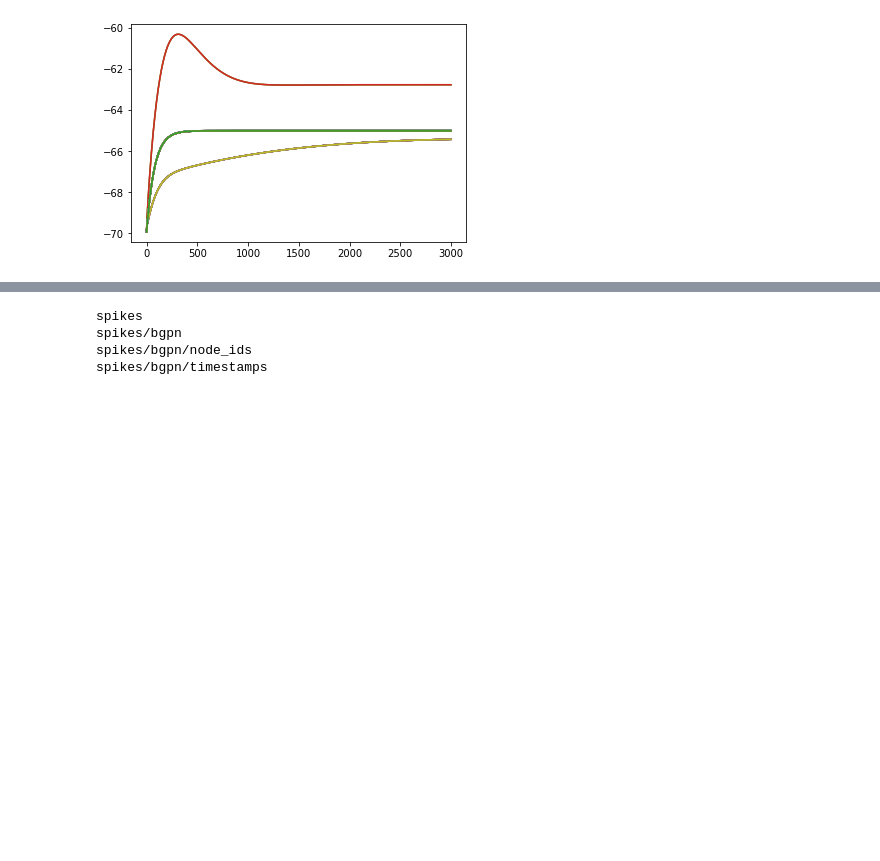
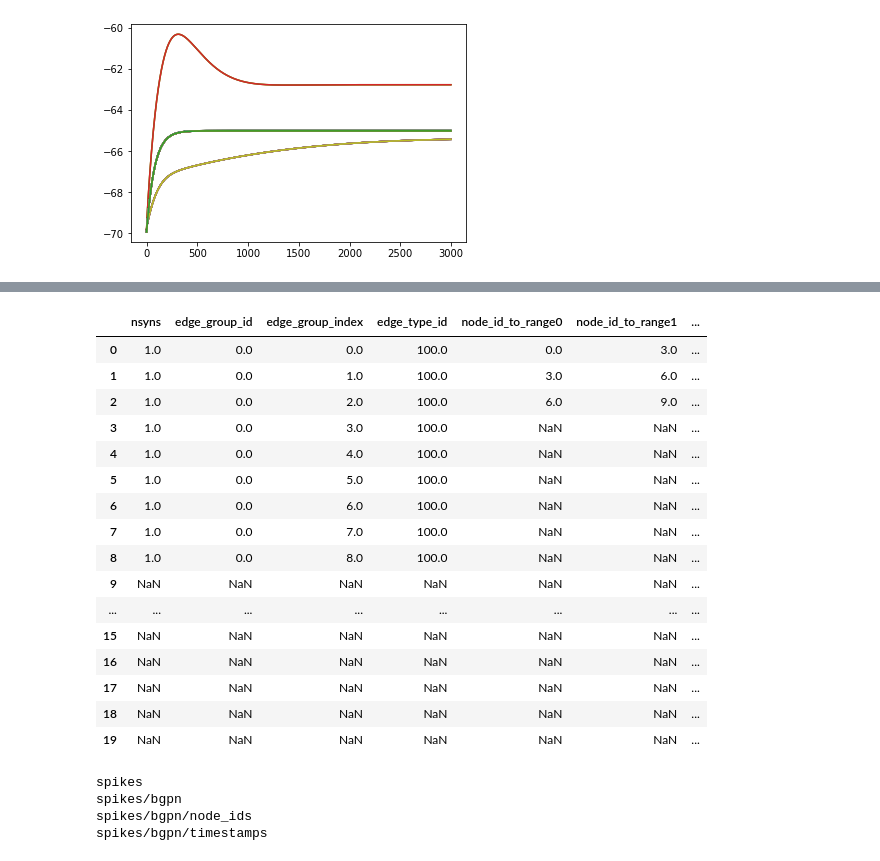
Before and after one commit to ddopp4877/CA1_model_testing, a Jupyter notebook: CA1_exploration.ipynb, the cells around one changed output, grey strips where cells are left out. Drawn from its saved outputs; the diff is of its cells as text; code cells hidden in the pictures; blank space fills up the shorter version.

Commit message:
bgpn added,but circuitconfig edges gives att err

```diff
--- a/CA1_exploration.ipynb
+++ b/CA1_exploration.ipynb
@@ -379,0 +378,4 @@ plt.show()
+# %%
+f = h5py.File('network/bgpn_biophysical_edges.h5', 'r')
+f.visit(print)
+bgEdges = SaveDataToDF(f)
@@ -380,3 +399,23 @@ plt.show()
+# %%
+bgEdges.head(20)
+# %% [output]
+|  | nsyns | edge_group_id | edge_group_index | edge_type_id | node_id_to_range0 | node_id_to_range1 | ... |
+| 0 | 1.0 | 0.0 | 0.0 | 100.0 | 0.0 | 3.0 | ... |
+| 1 | 1.0 | 0.0 | 1.0 | 100.0 | 3.0 | 6.0 | ... |
+| 2 | 1.0 | 0.0 | 2.0 | 100.0 | 6.0 | 9.0 | ... |
+| 3 | 1.0 | 0.0 | 3.0 | 100.0 | NaN | NaN | ... |
+| 4 | 1.0 | 0.0 | 4.0 | 100.0 | NaN | NaN | ... |
+| 5 | 1.0 | 0.0 | 5.0 | 100.0 | NaN | NaN | ... |
+| 6 | 1.0 | 0.0 | 6.0 | 100.0 | NaN | NaN | ... |
+| 7 | 1.0 | 0.0 | 7.0 | 100.0 | NaN | NaN | ... |
+| 8 | 1.0 | 0.0 | 8.0 | 100.0 | NaN | NaN | ... |
+| 9 | NaN | NaN | NaN | NaN | NaN | NaN | ... |
+| ... | ... | ... | ... | ... | ... | ... | ... |
+| 15 | NaN | NaN | NaN | NaN | NaN | NaN | ... |
+| 16 | NaN | NaN | NaN | NaN | NaN | NaN | ... |
+| 17 | NaN | NaN | NaN | NaN | NaN | NaN | ... |
+| 18 | NaN | NaN | NaN | NaN | NaN | NaN | ... |
+| 19 | NaN | NaN | NaN | NaN | NaN | NaN | ... |
 # %%
 f = h5py.File('CA1_inputs/bg_pn_spikes.h5', 'r')
 f.visit(print)
```
Also changed, not shown: parts of 7 cells of this notebook, 3 other files.
